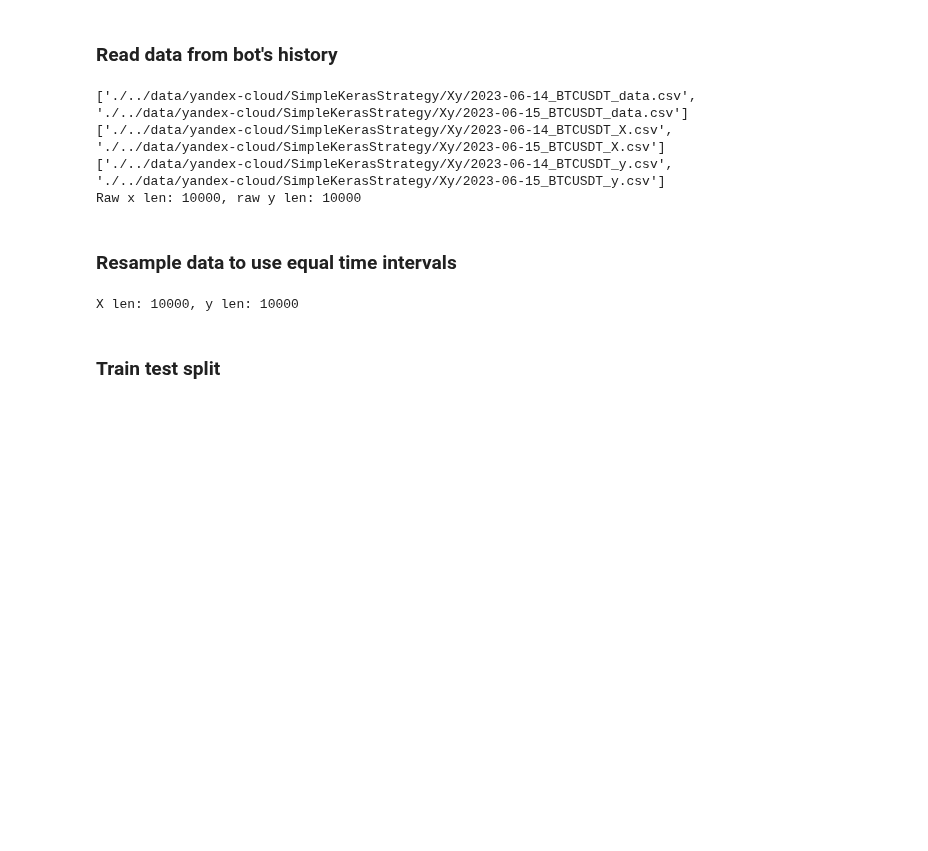
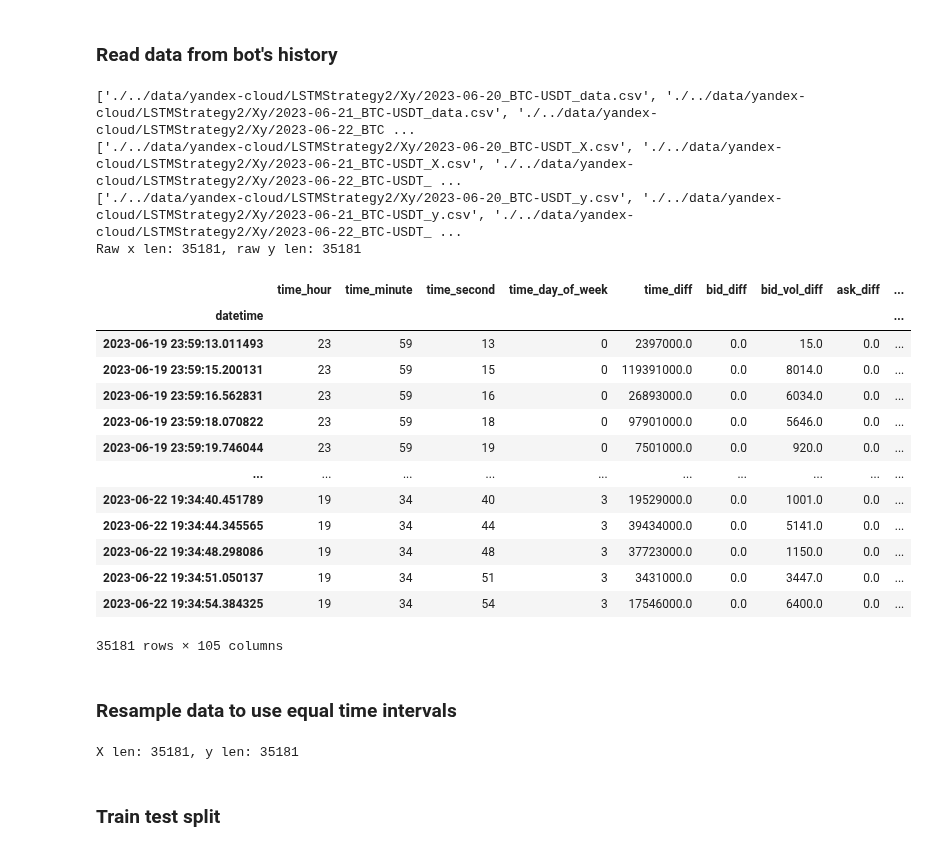
Before and after one commit to DmitryPukhov/pytrade2, a Jupyter notebook: analysis/Predict low high models.ipynb, the cells around one changed output. Cells and saved outputs as stored; diff of their text form; code cells hidden in the pictures; blank space fills up the shorter version.

```diff
--- a/analysis/Predict low high models.ipynb
+++ b/analysis/Predict low high models.ipynb
@@ -30,36 +30,52 @@ Read data from bot's history, resample to equal intervals, create X, y
 # %%
 import os
 import glob
 import pandas as pd
 from datetime import timedelta,date
+ticker="BTC-USDT"
 
 def read_last_data(strategy, days=1, n=None):
     """ Read last last day from bot history """
 
     def read_last(symbol: str, name: str, days=1):
         data_dir=f"./../data/yandex-cloud/{strategy}/Xy"
         file_paths = sorted([f"{data_dir}/{f}" for f in os.listdir(data_dir) if f.endswith(f"{symbol}_{name}.csv")])[-days:]
         print(file_paths)
         return pd.concat([pd.read_csv(f, parse_dates=True, index_col="datetime") for f in file_paths])
 
-    data=read_last("BTCUSDT", "data", days)
-    X=read_last("BTCUSDT", "X", days)
-    y=read_last("BTCUSDT", "y", days)
+    data=read_last(ticker, "data", days)
+    X=read_last(ticker, "X", days)
+    y=read_last(ticker, "y", days)
     if n:
         data=data.tail(n)
         X=X.tail(n)
         y=y.tail(n)
-    return data,X,y
+    return data.fillna(method='bfill').dropna(), X.fillna(method='bfill'),y.fillna(method='bfill').dropna()
 
-strategy="SimpleKerasStrategy"
+strategy="LSTMStrategy2"
 #strategy="LSTMStrategy"
-bidask,X_bot,y_bot = read_last_data(strategy, days=2, n=10000)
+bidask,X_bot,y_bot = read_last_data(strategy, days=3, n=None)
 print(f"Raw x len: {len(X_bot)}, raw y len: {len(y_bot)}")
+X_bot
 # %% [output]
-['./../data/yandex-cloud/SimpleKerasStrategy/Xy/2023-06-14_BTCUSDT_data.csv', './../data/yandex-cloud/SimpleKerasStrategy/Xy/2023-06-15_BTCUSDT_data.csv']
-['./../data/yandex-cloud/SimpleKerasStrategy/Xy/2023-06-14_BTCUSDT_X.csv', './../data/yandex-cloud/SimpleKerasStrategy/Xy/2023-06-15_BTCUSDT_X.csv']
-['./../data/yandex-cloud/SimpleKerasStrategy/Xy/2023-06-14_BTCUSDT_y.csv', './../data/yandex-cloud/SimpleKerasStrategy/Xy/2023-06-15_BTCUSDT_y.csv']
-Raw x len: 10000, raw y len: 10000
+['./../data/yandex-cloud/LSTMStrategy2/Xy/2023-06-20_BTC-USDT_data.csv', './../data/yandex-cloud/LSTMStrategy2/Xy/2023-06-21_BTC-USDT_data.csv', './../data/yandex-cloud/LSTMStrategy2/Xy/2023-06-22_BTC ...
+['./../data/yandex-cloud/LSTMStrategy2/Xy/2023-06-20_BTC-USDT_X.csv', './../data/yandex-cloud/LSTMStrategy2/Xy/2023-06-21_BTC-USDT_X.csv', './../data/yandex-cloud/LSTMStrategy2/Xy/2023-06-22_BTC-USDT_ ...
+['./../data/yandex-cloud/LSTMStrategy2/Xy/2023-06-20_BTC-USDT_y.csv', './../data/yandex-cloud/LSTMStrategy2/Xy/2023-06-21_BTC-USDT_y.csv', './../data/yandex-cloud/LSTMStrategy2/Xy/2023-06-22_BTC-USDT_ ...
+Raw x len: 35181, raw y len: 35181
+|  | time_hour | time_minute | time_second | time_day_of_week | time_diff | bid_diff | bid_vol_diff | ask_diff | ... |
+| datetime |  |  |  |  |  |  |  |  | ... |
+| 2023-06-19 23:59:13.011493 | 23 | 59 | 13 | 0 | 2397000.0 | 0.0 | 15.0 | 0.0 | ... |
+| 2023-06-19 23:59:15.200131 | 23 | 59 | 15 | 0 | 119391000.0 | 0.0 | 8014.0 | 0.0 | ... |
+| 2023-06-19 23:59:16.562831 | 23 | 59 | 16 | 0 | 26893000.0 | 0.0 | 6034.0 | 0.0 | ... |
+| 2023-06-19 23:59:18.070822 | 23 | 59 | 18 | 0 | 97901000.0 | 0.0 | 5646.0 | 0.0 | ... |
+| 2023-06-19 23:59:19.746044 | 23 | 59 | 19 | 0 | 7501000.0 | 0.0 | 920.0 | 0.0 | ... |
+| ... | ... | ... | ... | ... | ... | ... | ... | ... | ... |
+| 2023-06-22 19:34:40.451789 | 19 | 34 | 40 | 3 | 19529000.0 | 0.0 | 1001.0 | 0.0 | ... |
+| 2023-06-22 19:34:44.345565 | 19 | 34 | 44 | 3 | 39434000.0 | 0.0 | 5141.0 | 0.0 | ... |
+| 2023-06-22 19:34:48.298086 | 19 | 34 | 48 | 3 | 37723000.0 | 0.0 | 1150.0 | 0.0 | ... |
+| 2023-06-22 19:34:51.050137 | 19 | 34 | 51 | 3 | 3431000.0 | 0.0 | 3447.0 | 0.0 | ... |
+| 2023-06-22 19:34:54.384325 | 19 | 34 | 54 | 3 | 17546000.0 | 0.0 | 6400.0 | 0.0 | ... |
+35181 rows × 105 columns
 # %% [markdown]
 ### Resample data to use equal time intervals
 # %%
@@ -70,13 +86,14 @@ def get_targets(bidask, predict_window):
     """
     fut_min=bidask[["bid", "ask"]][::-1].rolling(predict_window).min()[::-1].rename(columns={"bid":"bid_min_fut", "ask":"ask_min_fut"})
     fut_max=bidask[["bid", "ask"]][::-1].rolling(predict_window).max()[::-1].rename(columns={"bid":"bid_max_fut", "ask":"ask_max_fut"})
-    return pd.concat([fut_min, fut_max], axis = 1)
+    return pd.concat([fut_min, fut_max], axis = 1).fillna('bfill').dropna()
 
 def resampled(X: pd.DataFrame, y: pd.DataFrame, time_interval) -> (pd.DataFrame, pd.DataFrame):
     """ Resample to make equal intervals time series """
     if int(re.sub(r'\D', "", time_interval)) == 0:
         return X, y
     Xy=pd.concat([X,y], axis=1)
+
     diffmap = [(c, "sum") for c in Xy.columns if c.endswith("diff")]
     timemap = [(c, "last") for c in Xy.columns if c.startswith("time") and not c.endswith("diff")]
     l2map = [(c, "last") for c in Xy.columns if c.startswith("l2_")]
@@ -85,17 +102,20 @@ def resampled(X: pd.DataFrame, y: pd.DataFrame, time_interval) -> (pd.DataFrame,
 
     futmap = [(c, "last") for c in Xy.columns if c.endswith("_fut")]
     colmap = dict(diffmap + timemap + l2map + futmap + [("spread", "last")] + candlemap)
-    resampled = Xy.resample(time_interval).agg(colmap).dropna()
-    return resampled[X.columns], resampled[y.columns]
+    resampled = Xy.resample(time_interval).agg(colmap).fillna(method='bfill').dropna()
+    return resampled[X.columns], resampled[y.columns], Xy
 
 predict_window="5min"
-resample_interval="10s"
+resample_interval="1min"
 y_raw = get_targets(bidask, predict_window)
 X,y=X_bot,y_raw
-#X,y = resampled(X_bot, y_raw, resample_interval)
+#X,y, Xy = resampled(X_bot, y_raw, resample_interval)
+
 print(f"X len: {len(X)}, y len: {len(y)}")
+X=X
+y=y
 # %% [output]
-X len: 10000, y len: 10000
+X len: 35181, y len: 35181
 # %% [markdown]
 ### Train test split
 # %%
```
Also changed, not shown: parts of 5 cells of this notebook, 7 other files.
